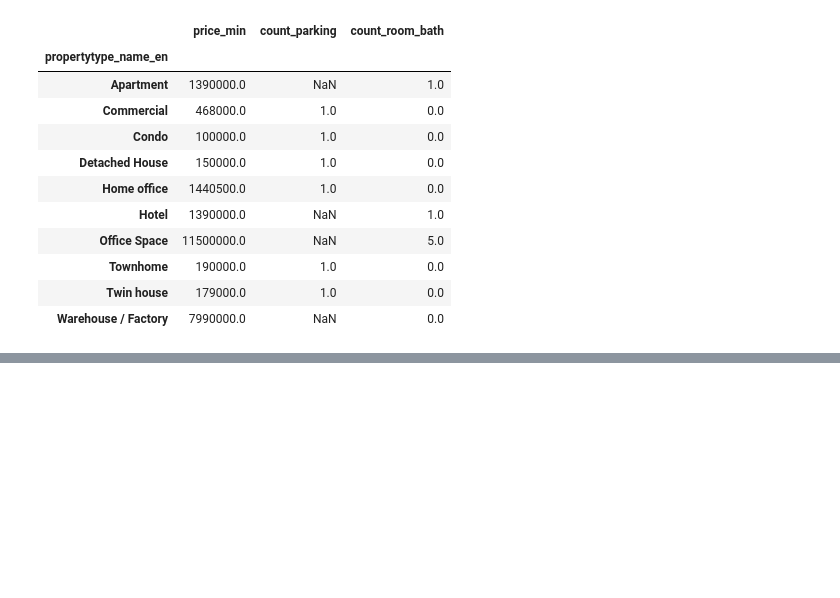
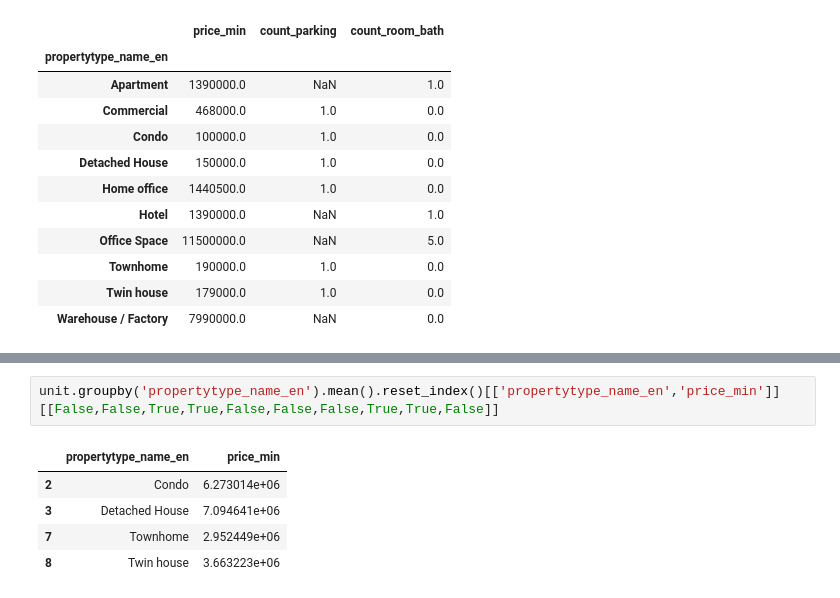
Before and after one commit to chutimaq/BasicProg_DataViz65, a Jupyter notebook: pandas101.ipynb, the cells around one changed output, grey strips where cells are left out. Drawn from its saved outputs; the diff is of its cells as text; blank space fills up the shorter version.

```diff
--- a/pandas101.ipynb
+++ b/pandas101.ipynb
@@ -499,0 +547,8 @@ unit.groupby('propertytype_name_en')['price_min','count_parking','count_room_bat
+# %%
+unit.groupby('propertytype_name_en').mean().reset_index()[['propertytype_name_en','price_min']][[False,False,True,True,False,False,False,True,True,False]]
+# %% [output]
+|  | propertytype_name_en | price_min |
+| 2 | Condo | 6.273014e+06 |
+| 3 | Detached House | 7.094641e+06 |
+| 7 | Townhome | 2.952449e+06 |
+| 8 | Twin house | 3.663223e+06 |
```
Also changed, not shown: parts of 11 cells of this notebook.
